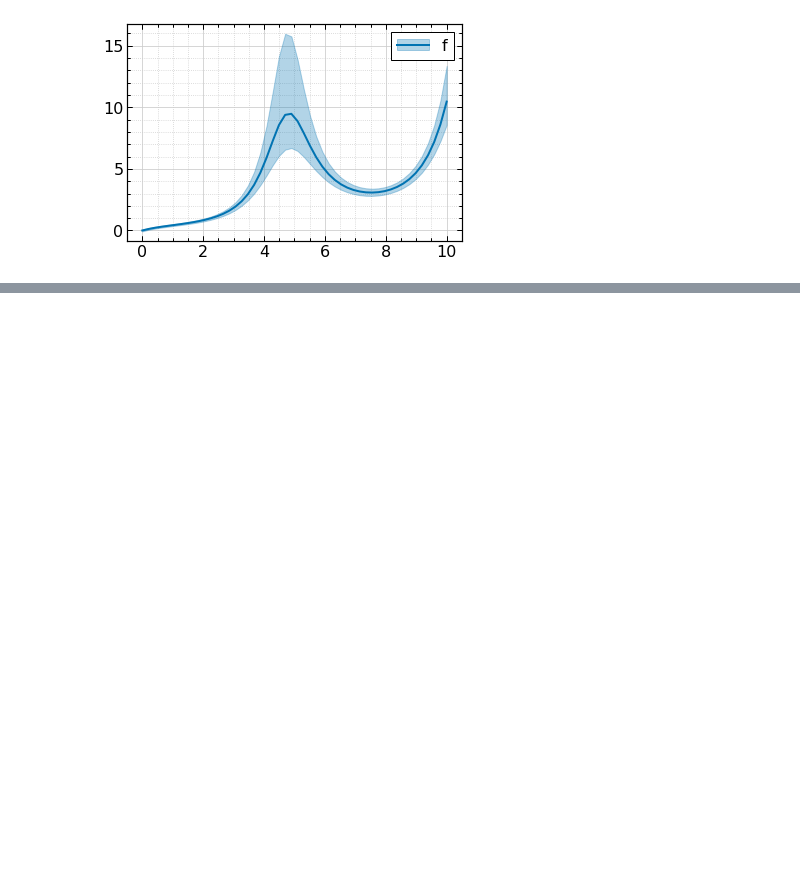
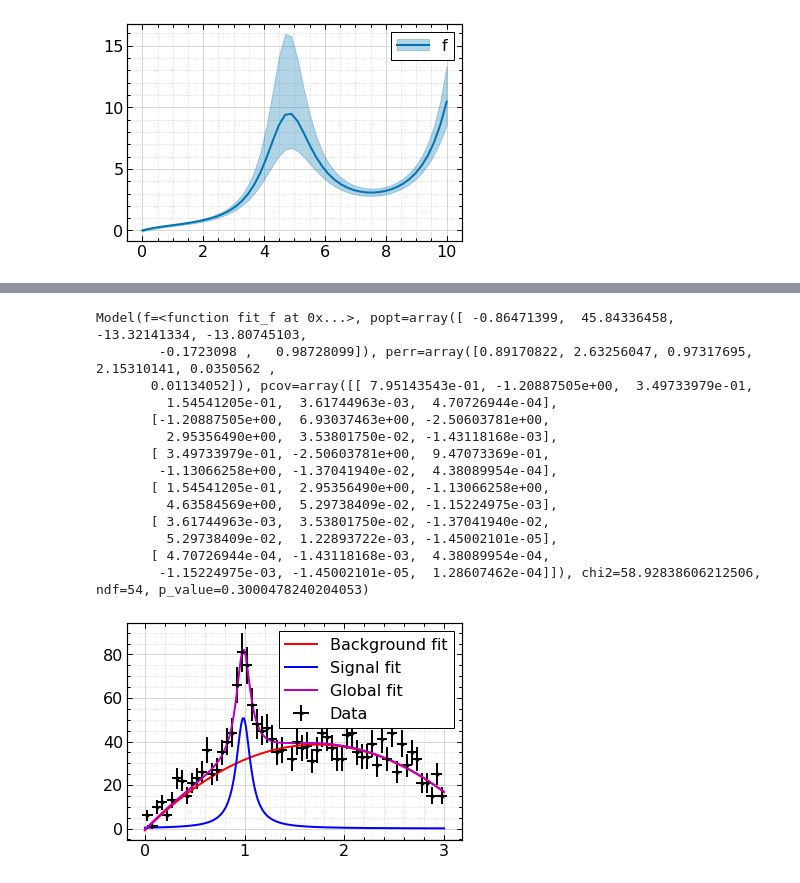
Before and after one commit to tueda/mympltools, a Jupyter notebook: examples/Examples.ipynb, the cells around one changed output, grey strips where cells are left out. Saved outputs shown, nothing was run; the diff lists cells and outputs as text; code cells hidden in the pictures; blank space fills up the shorter version.

```diff
--- a/examples/Examples.ipynb
+++ b/examples/Examples.ipynb
@@ -83,0 +136,71 @@ plt.show()
+# %%
+# Example taken from https://root.cern.ch/doc/v626/FittingDemo_8C.html
+
+import matplotlib.pyplot as plt
+import numpy as np
+
+import mympltools as mt
+
+mt.use("21.10")
+
+# Data.
+xdata = np.linspace(0, 3, 61)
+xdata = (xdata[1:] + xdata[:-1]) / 2
+
+ydata_str = """
+ 6,  1, 10, 12,  6, 13, 23, 22, 15, 21,
+23, 26, 36, 25, 27, 35, 40, 44, 66, 81,
+75, 57, 48, 45, 46, 41, 35, 36, 53, 32,
+40, 37, 38, 31, 36, 44, 42, 37, 32, 32,
+43, 44, 35, 33, 33, 39, 29, 41, 32, 44,
+26, 39, 29, 35, 32, 21, 21, 15, 25, 15
+"""
+ydata = [float(s) for s in ydata_str.split(",")]
+
+edata = np.sqrt(ydata)
+
+# Fitting function.
+def background(x, c0, c1, c2):
+    return c0 + c1 * x + c2 * x**2
+
+
+def signal(x, a0, a1, a2):
+    return 0.5 * a0 * a1 / np.pi / ((x - a2) ** 2 + 0.25 * a1**2)
+
+
+def fit_f(x, c0, c1, c2, a0, a1, a2):
+    return background(x, c0, c1, c2) + signal(x, a0, a1, a2)
+
+
+# Perform fitting.
+model = mt.fit(fit_f, xdata, ydata, edata, p0=(1, 1, 1, 1, 0.2, 1))
+print(model)
+
+# Plot with the fitted curve.
+fig, ax = plt.subplots()
+ax.errorbar(xdata, ydata, edata, (x[1] - x[0]) / 2, ".", c="k", label="Data")
+
+x = np.linspace(0, 3, 200)
+ax.plot(x, background(x, *model.popt[0:3]), c="r", label="Background fit")
+ax.plot(x, signal(x, *model.popt[3:6]), c="b", label="Signal fit")
+ax.plot(x, model(x), c="m", label="Global fit")
+
+ax.legend()
+mt.grid(ax)
+plt.show()
+# %% [output]
+Model(f=<function fit_f at 0x...>, popt=array([ -0.86471399,  45.84336458, -13.32141334, -13.80745103,
+        -0.1723098 ,   0.98728099]), perr=array([0.89170822, 2.63256047, 0.97317695, 2.15310141, 0.0350562 ,
+       0.01134052]), pcov=array([[ 7.95143543e-01, -1.20887505e+00,  3.49733979e-01,
+         1.54541205e-01,  3.61744963e-03,  4.70726944e-04],
+       [-1.20887505e+00,  6.93037463e+00, -2.50603781e+00,
+         2.95356490e+00,  3.53801750e-02, -1.43118168e-03],
+       [ 3.49733979e-01, -2.50603781e+00,  9.47073369e-01,
+        -1.13066258e+00, -1.37041940e-02,  4.38089954e-04],
+       [ 1.54541205e-01,  2.95356490e+00, -1.13066258e+00,
+         4.63584569e+00,  5.29738409e-02, -1.15224975e-03],
+       [ 3.61744963e-03,  3.53801750e-02, -1.37041940e-02,
+         5.29738409e-02,  1.22893722e-03, -1.45002101e-05],
+       [ 4.70726944e-04, -1.43118168e-03,  4.38089954e-04,
+        -1.15224975e-03, -1.45002101e-05,  1.28607462e-04]]), chi2=58.92838606212506, ndf=54, p_value=0.3000478240204053)
+[figure, added]
```
Also changed, not shown: parts of 3 cells of this notebook, 1 other file.
